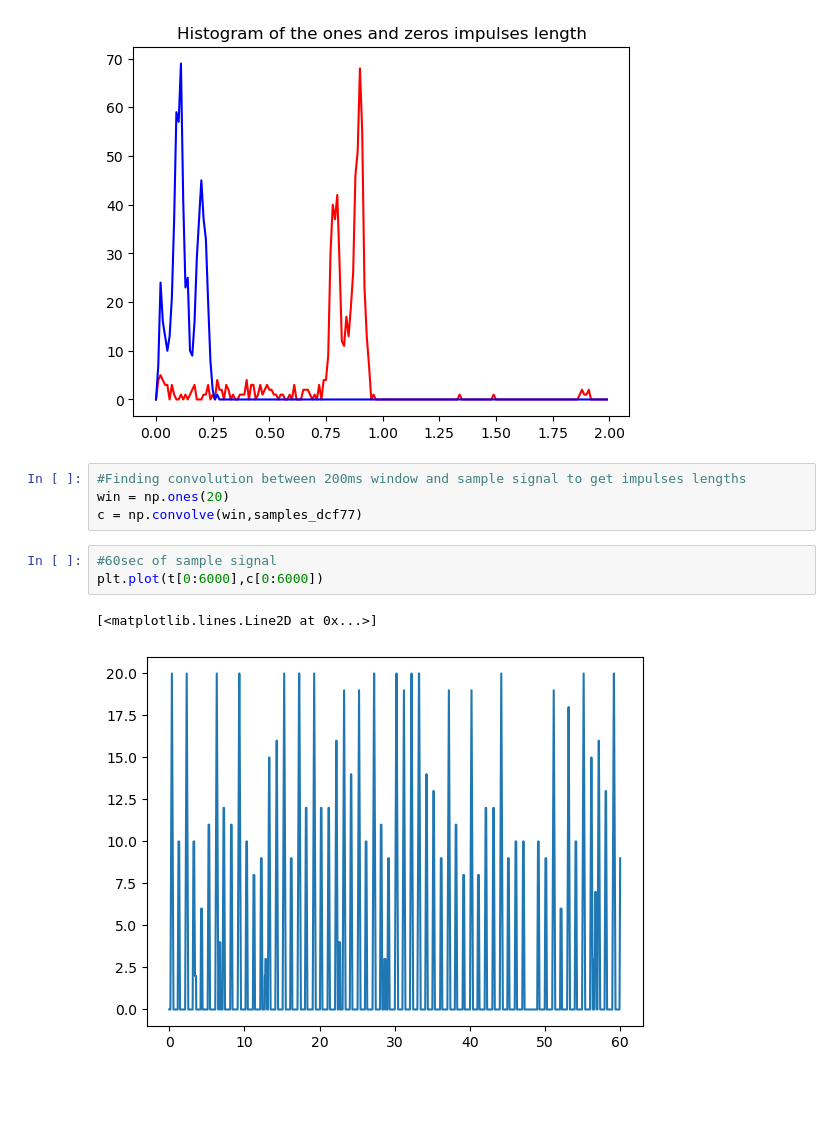
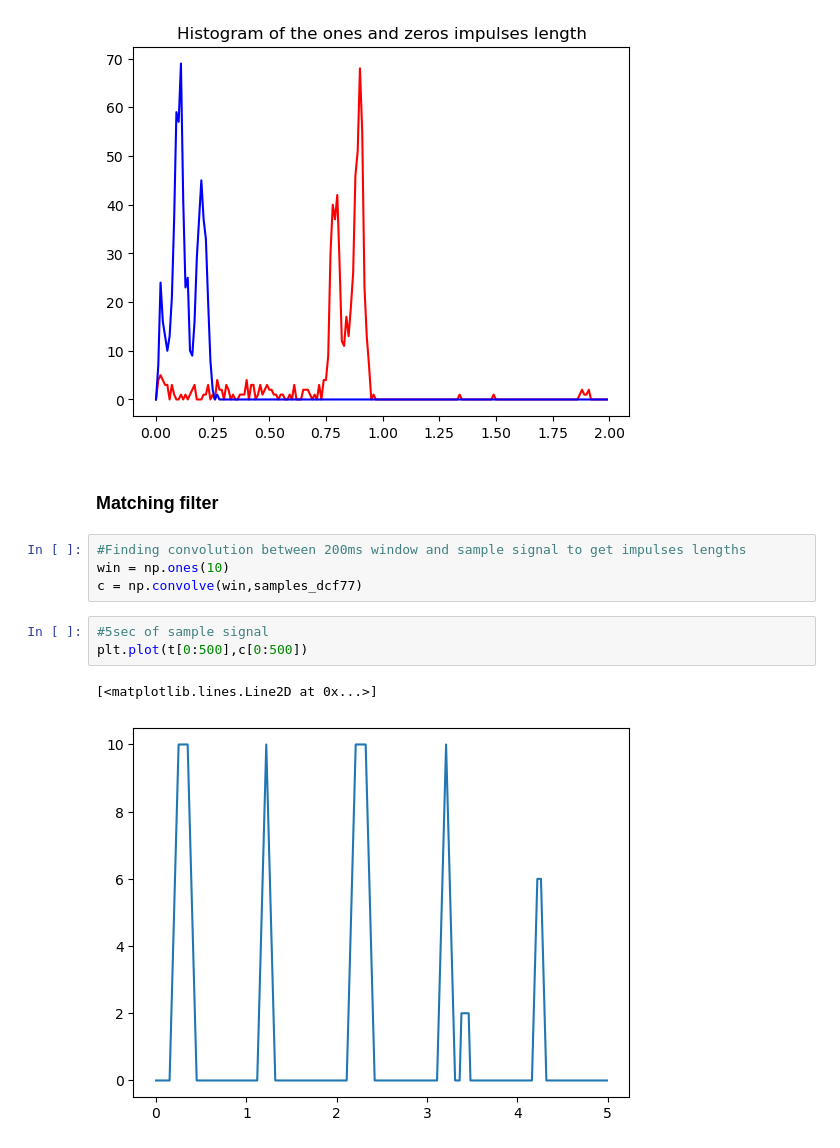
Before and after one commit to Dzalex/NeedleDCF77, a Jupyter notebook: doc/Log_analysing.ipynb, the cells around one changed output. Saved outputs shown, nothing was run; the diff lists cells and outputs as text; blank space fills up the shorter version.

```diff
--- a/doc/Log_analysing.ipynb
+++ b/doc/Log_analysing.ipynb
@@ -47,15 +54,17 @@ plt.title("Histogram of the ones and zeros impulses length")
 plt.show()
 # %% [output]
 [figure]
+# %% [markdown]
+### Matching filter
 # %%
 #Finding convolution between 200ms window and sample signal to get impulses lengths
-win = np.ones(20)
+win = np.ones(10)
 c = np.convolve(win,samples_dcf77)
 # %%
-#60sec of sample signal
-plt.plot(t[0:6000],c[0:6000])
+#5sec of sample signal
+plt.plot(t[0:500],c[0:500])
 # %% [output]
 [<matplotlib.lines.Line2D at 0x...>]
-[figure, old version]
+[figure, new version]
 # %%
 #finding convolution peaks and ploting first complete 60sec window
```
Also changed, not shown: parts of 15 cells of this notebook, 1 other file.
